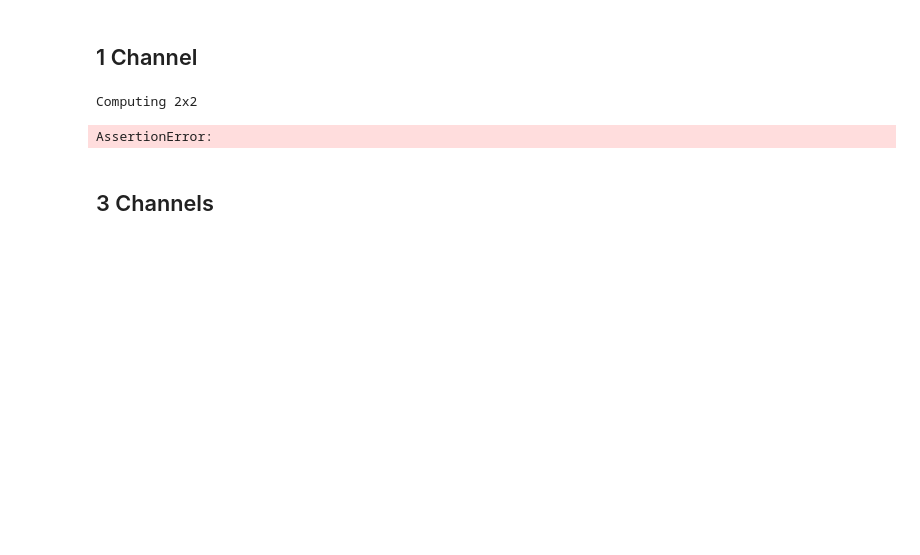
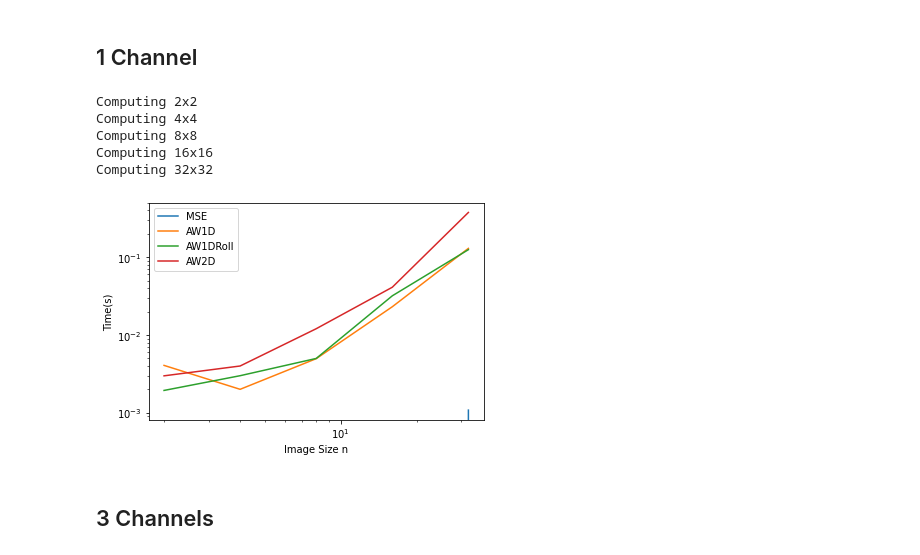
Before and after one commit to dpelacani/WienerLoss, a Jupyter notebook: convergence/time_convergence.ipynb, the cells around one changed output. Drawn from its saved outputs; the diff is of its cells as text; code cells hidden in the pictures; blank space fills up the shorter version.

```diff
--- a/convergence/time_convergence.ipynb
+++ b/convergence/time_convergence.ipynb
@@ -8,13 +8,14 @@ from losses import *
 import time
 import matplotlib.pyplot as plt
 
-device="cuda:1"
+device="cuda"
 # %% [markdown]
 ## 1 Channel
 # %%
-n_all = [2**i for i in range(1, 7)]
+n_all = [2**i for i in range(1, 6)]
 mse,  times_mse  = nn.MSELoss(), []
 aw1D, times_aw1D = AWLoss1D(), []
+aw1Droll, times_aw1Droll = AWLoss1DRoll(), []
 aw2D, times_aw2D = AWLoss2D(), []
 
 for n in n_all:
@@ -23,34 +24,44 @@ for n in n_all:
     X_rec = torch.rand(1, 1, n, n) + torch.diag(10*torch.ones(n))
 
     X = X.to(device)
     X_rec = X_rec.to(device)
 
     start = time.time()
     _ = mse(X, X_rec)
     times_mse.append(time.time() - start)
 
     start = time.time()
     _ = aw1D(X, X_rec)
     times_aw1D.append(time.time() - start)
 
     start = time.time()
+    _ = aw1Droll(X, X_rec)
+    times_aw1Droll.append(time.time() - start)
+
+
+    start = time.time()
     _ = aw2D(X, X_rec)
     times_aw2D.append(time.time() - start)
 
     del X
     del X_rec
     torch.cuda.empty_cache()
 
 plt.loglog(n_all, times_mse, label="MSE")
 plt.loglog(n_all, times_aw1D, label="AW1D")
+plt.loglog(n_all, times_aw1Droll, label="AW1DRoll")
 plt.loglog(n_all, times_aw2D, label="AW2D")
 plt.xlabel("Image Size n")
 plt.ylabel("Time(s)")
 plt.legend(loc="best")
 plt.show()
 # %% [output]
 Computing 2x2
+Computing 4x4
+Computing 8x8
+Computing 16x16
+Computing 32x32
-AssertionError:
+[figure, added]
 # %% [markdown]
 ## 3 Channels
 # %%
```
Also changed, not shown: 3 other files.
